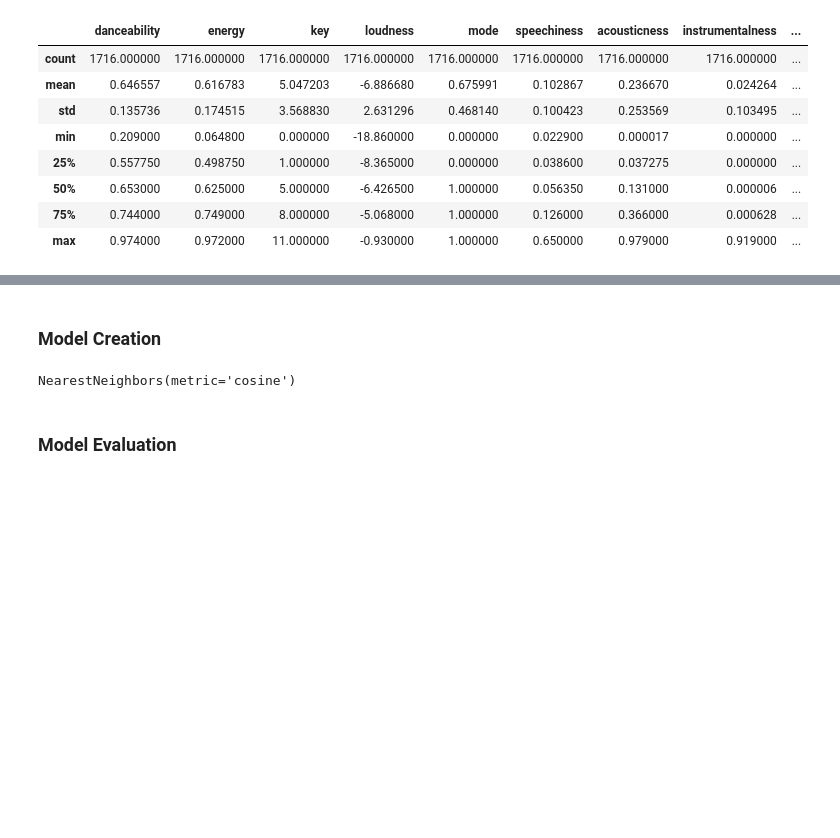
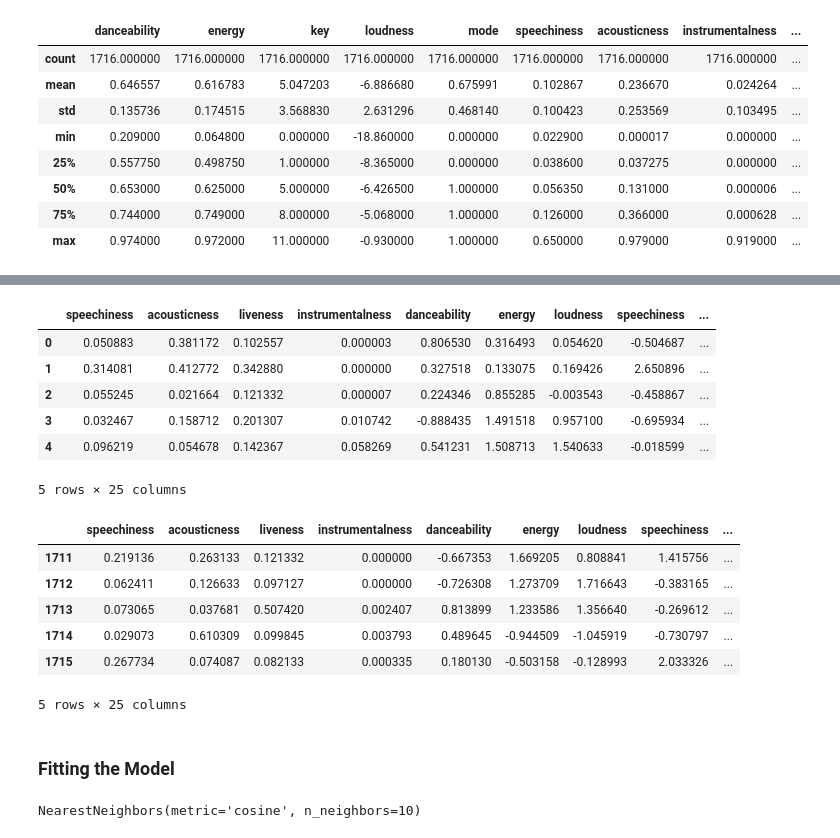
Before and after one commit to srmarshall0/recommendation-systems, a Jupyter notebook: notebooks/02_content_based_recommender.ipynb, the cells around one changed output, grey strips where cells are left out. Cells and saved outputs as stored; diff of their text form; code cells hidden in the pictures; blank space fills up the shorter version.

```diff
--- a/notebooks/02_content_based_recommender.ipynb
+++ b/notebooks/02_content_based_recommender.ipynb
@@ -297,2 +248,38 @@ scaled_dummy_df = pd.get_dummies(scaled_features_df, columns=["key"], dtype=int)
+# %%
+# define list of features to keep
+features = ['danceability', 'energy', 'key', 'loudness', 'mode', 'speechiness',
+            'acousticness', 'instrumentalness', 'liveness', 'valence', 'tempo']
+
+# extract features from df
+features_df = df[features]
+
+# run data through pipeline
+processed_data = transformation_pipeline.fit_transform(features_df)
+
+# convert back to df
+transformed_df = pd.DataFrame(processed_data, columns=np.concatenate((
+    pos_skew_features,
+    num_features,
+    transformation_pipeline.named_steps['preprocessor'].transformers_[1][1]['onehot'].get_feature_names_out(cat_features)
+)))
+# %%
+# preview
+display(transformed_df.head())
+display(transformed_df.tail())
+# %% [output]
+|  | speechiness | acousticness | liveness | instrumentalness | danceability | energy | loudness | speechiness | ... |
+| 0 | 0.050883 | 0.381172 | 0.102557 | 0.000003 | 0.806530 | 0.316493 | 0.054620 | -0.504687 | ... |
+| 1 | 0.314081 | 0.412772 | 0.342880 | 0.000000 | 0.327518 | 0.133075 | 0.169426 | 2.650896 | ... |
+| 2 | 0.055245 | 0.021664 | 0.121332 | 0.000007 | 0.224346 | 0.855285 | -0.003543 | -0.458867 | ... |
+| 3 | 0.032467 | 0.158712 | 0.201307 | 0.010742 | -0.888435 | 1.491518 | 0.957100 | -0.695934 | ... |
+| 4 | 0.096219 | 0.054678 | 0.142367 | 0.058269 | 0.541231 | 1.508713 | 1.540633 | -0.018599 | ... |
+5 rows × 25 columns
+|  | speechiness | acousticness | liveness | instrumentalness | danceability | energy | loudness | speechiness | ... |
+| 1711 | 0.219136 | 0.263133 | 0.121332 | 0.000000 | -0.667353 | 1.669205 | 0.808841 | 1.415756 | ... |
+| 1712 | 0.062411 | 0.126633 | 0.097127 | 0.000000 | -0.726308 | 1.273709 | 1.716643 | -0.383165 | ... |
+| 1713 | 0.073065 | 0.037681 | 0.507420 | 0.002407 | 0.813899 | 1.233586 | 1.356640 | -0.269612 | ... |
+| 1714 | 0.029073 | 0.610309 | 0.099845 | 0.003793 | 0.489645 | -0.944509 | -1.045919 | -0.730797 | ... |
+| 1715 | 0.267734 | 0.074087 | 0.082133 | 0.000335 | 0.180130 | -0.503158 | -0.128993 | 2.033326 | ... |
+5 rows × 25 columns
 # %% [markdown]
-### Model Creation
+### Fitting the Model
@@ -304,12 +286,8 @@ X_train, X_test = train_test_split(scaled_dummy_df, test_size=0.2, random_state=
 # %%
 from sklearn.neighbors import NearestNeighbors
 
-# initialize model
-knn = NearestNeighbors(n_neighbors=5, metric="cosine")
+# fit the model to the dataset
+knn = NearestNeighbors(n_neighbors=10, metric="cosine")
+knn.fit(transformed_df)
+# %% [output]
+NearestNeighbors(metric='cosine', n_neighbors=10)
-# %%
-# fit the model
-knn.fit(X_train)
-# %% [output]
-NearestNeighbors(metric='cosine')
-# %% [markdown]
-### Model Evaluation
```
Also changed, not shown: parts of 28 cells of this notebook, 1 other file.
